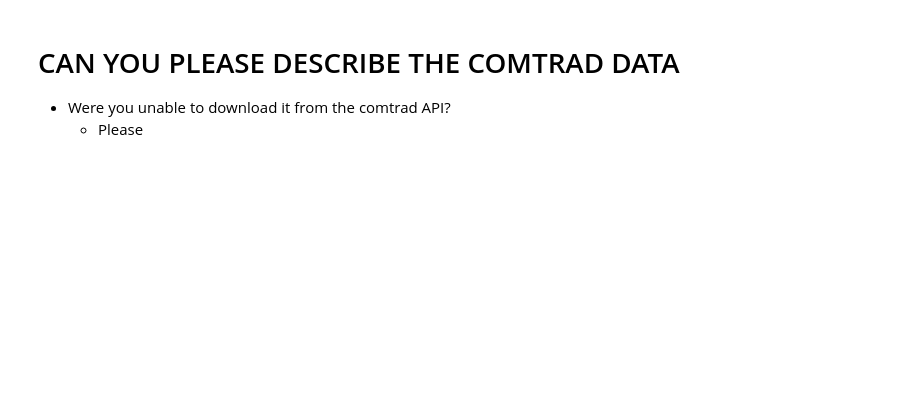
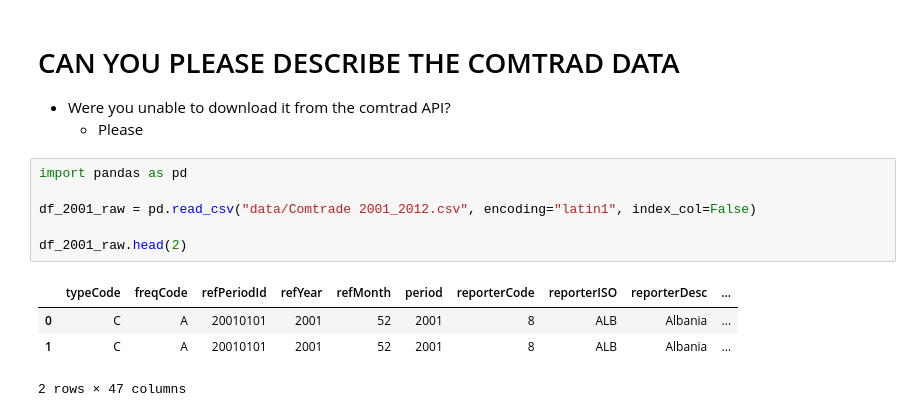
Before and after one commit to Graspp-25-Spring/graspp-25S-trade, a Jupyter notebook: notebooks/milestone_1.ipynb, the cells around one changed output. Drawn from its saved outputs; the diff is of its cells as text; blank space fills up the shorter version.

```diff
--- a/notebooks/milestone_1.ipynb
+++ b/notebooks/milestone_1.ipynb
@@ -162,3 +157,14 @@ Matplotlib is building the font cache; this may take a moment.
 
 - Were you unable to download it from the comtrad API?
     - Please
+# %%
+import pandas as pd
+
+df_2001_raw = pd.read_csv("data/Comtrade 2001_2012.csv", encoding="latin1", index_col=False)
+
+df_2001_raw.head(2)
+# %% [output]
+|  | typeCode | freqCode | refPeriodId | refYear | refMonth | period | reporterCode | reporterISO | reporterDesc | ... |
+| 0 | C | A | 20010101 | 2001 | 52 | 2001 | 8 | ALB | Albania | ... |
+| 1 | C | A | 20010101 | 2001 | 52 | 2001 | 8 | ALB | Albania | ... |
+2 rows × 47 columns
```
Also changed, not shown: parts of 6 cells of this notebook.
